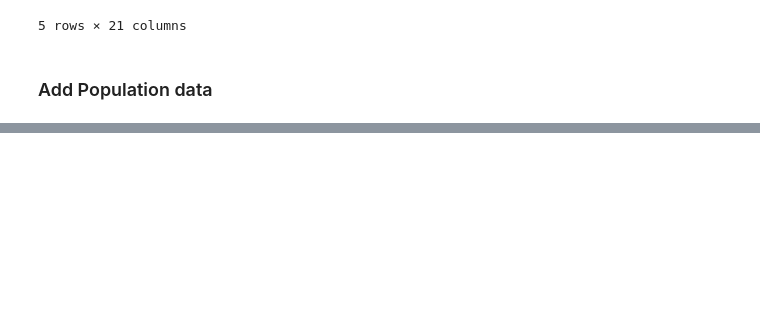
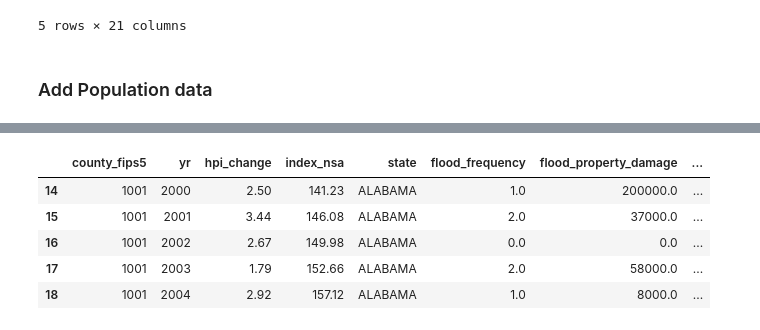
Before and after one commit to Ramil-cyber/Capstone_Citizensbank_climate-risk_insurance-exposure_monitoring, a Jupyter notebook: 03_code/data_exploration/datasets_join_v8.ipynb, the cells around one changed output, grey strips where cells are left out. Drawn from its saved outputs; the diff is of its cells as text; code cells hidden in the pictures; blank space fills up the shorter version.

```diff
--- a/03_code/data_exploration/datasets_join_v8.ipynb
+++ b/03_code/data_exploration/datasets_join_v8.ipynb
@@ -815,3 +777,31 @@ climate_gdp_unemployment_tax_mort_pop
+# %%
+# Pick years 2000 - 2020
+climate_gdp_unemployment_tax_mort_pop = climate_gdp_unemployment_tax_mort_pop[
+    climate_gdp_unemployment_tax_mort_pop["yr"].between(2000, 2020)
+]
+
+# Drop redundant columns
+if "Year" in climate_gdp_unemployment_tax_mort_pop.columns:
+    climate_gdp_unemployment_tax_mort_pop = climate_gdp_unemployment_tax_mort_pop.drop(
+        columns=["Year", "IBRC_Geo_ID"]
+    )
+
+# Standardize column names
+climate_gdp_unemployment_tax_mort_pop.columns = [
+    column.lower().replace(" ", "_")
+    for column in climate_gdp_unemployment_tax_mort_pop.columns
+]
+
+# Fill empties with 0
+climate_gdp_unemployment_tax_mort_pop = climate_gdp_unemployment_tax_mort_pop.fillna(0)
+climate_gdp_unemployment_tax_mort_pop.head()
+# %% [output]
+|  | county_fips5 | yr | hpi_change | index_nsa | state | flood_frequency | flood_property_damage | ... |
+| 14 | 1001 | 2000 | 2.50 | 141.23 | ALABAMA | 1.0 | 200000.0 | ... |
+| 15 | 1001 | 2001 | 3.44 | 146.08 | ALABAMA | 2.0 | 37000.0 | ... |
+| 16 | 1001 | 2002 | 2.67 | 149.98 | ALABAMA | 0.0 | 0.0 | ... |
+| 17 | 1001 | 2003 | 1.79 | 152.66 | ALABAMA | 2.0 | 58000.0 | ... |
+| 18 | 1001 | 2004 | 2.92 | 157.12 | ALABAMA | 1.0 | 8000.0 | ... |
 # %%
 climate_gdp_unemployment_tax_mort_pop.to_csv(
     "../../02_processed_data/FINAL_CLIMATE_FINANCIAL_DATA.csv"
```
Also changed, not shown: parts of 7 cells of this notebook, 1 other file.
